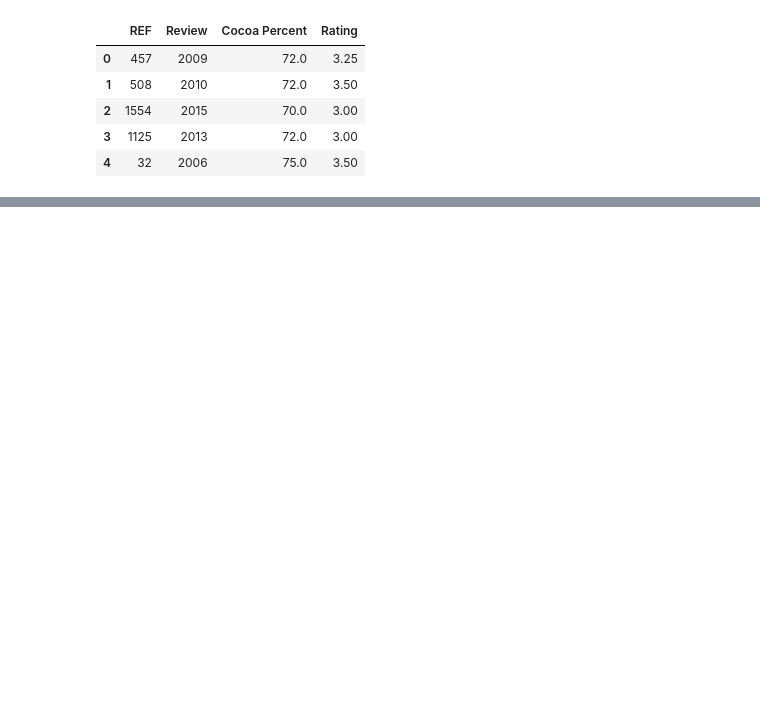
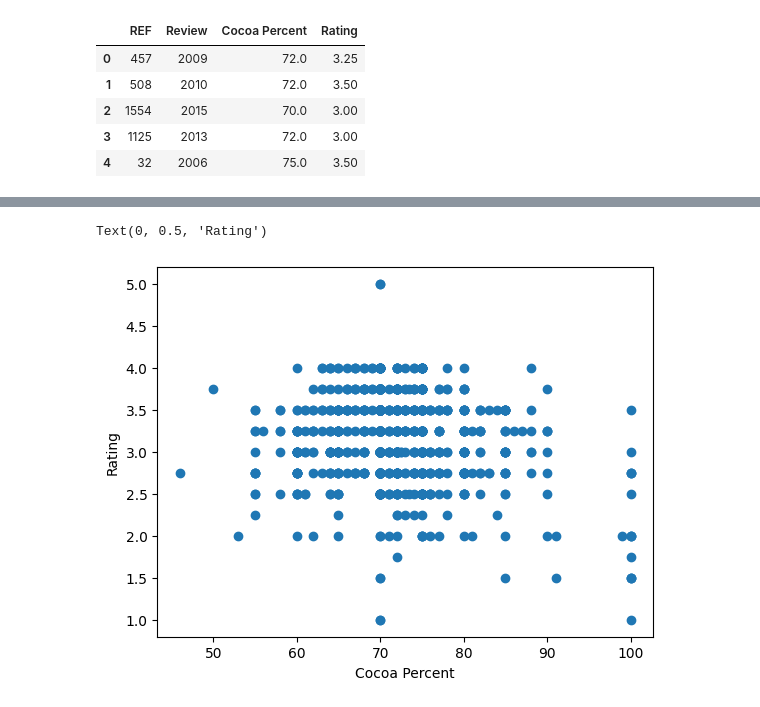
Before and after one commit to PolyakovMA/chocolate-review, a Jupyter notebook: Chocolate_reviews.ipynb, the cells around one changed output, grey strips where cells are left out. Saved outputs shown, nothing was run; the diff lists cells and outputs as text; code cells hidden in the pictures; blank space fills up the shorter version.

```diff
--- a/Chocolate_reviews.ipynb
+++ b/Chocolate_reviews.ipynb
@@ -145,0 +151,7 @@ numerical.head()
+# %%
+plt.scatter(numerical['Cocoa Percent'], numerical['Rating'])
+plt.xlabel('Cocoa Percent')
+plt.ylabel('Rating')
+# %% [output]
+Text(0, 0.5, 'Rating')
+[figure, added]
```
Also changed, not shown: parts of 3 cells of this notebook.
